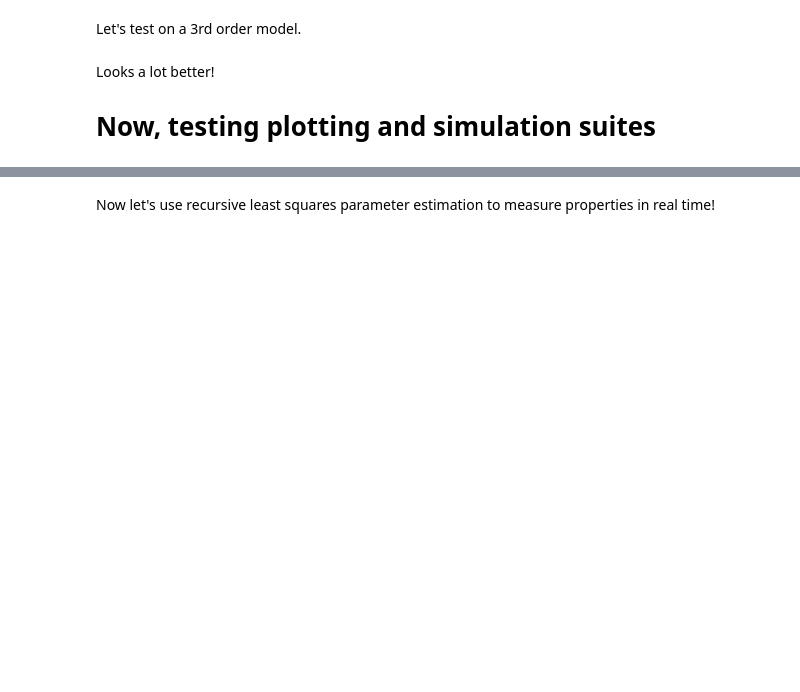
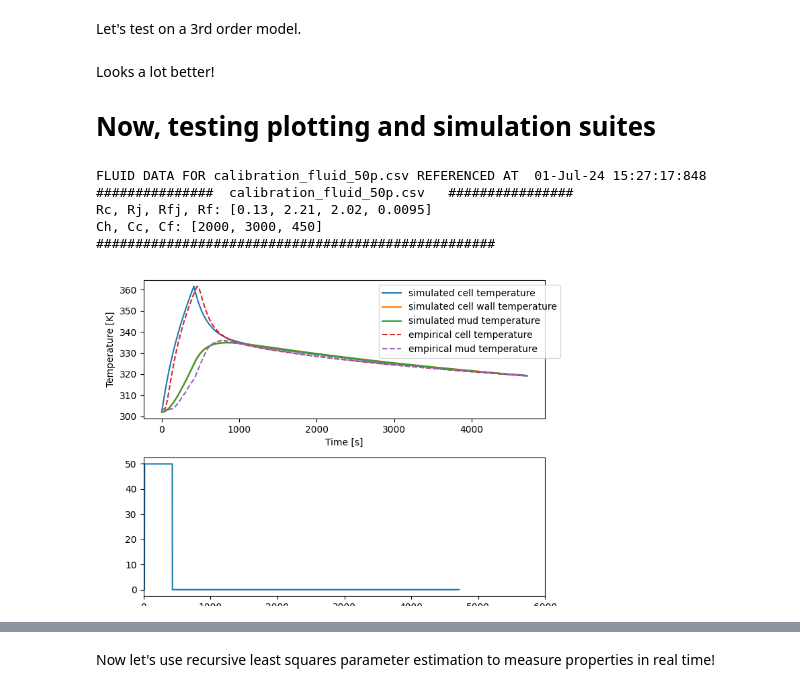
Before and after one commit to qiaomein/DRU_thermal_estimator, a Jupyter notebook: playground.ipynb, the cells around one changed output, grey strips where cells are left out. Drawn from its saved outputs; the diff is of its cells as text; code cells hidden in the pictures; blank space fills up the shorter version.

```diff
--- a/playground.ipynb
+++ b/playground.ipynb
@@ -126,34 +103,41 @@ Looks a lot better!
 
 from dru_thermal_model import *
 from data_visualizer import *
 
 # read in test data
 for filename in ["calibration_fluid_50p.csv"]:
 
     step_power = float(filename.split('p')[-2].split('_')[-1])/100
     my_fluid = MysteriousMud(filename)
     try:
         my_fluid.importRawData(filename, heaterHeader=True)
     except FileNotFoundError:
         print(f"{filename} file not found!")
         continue
 
     except:
         raise
 
     model = ThermalModel(my_fluid)
 
     # self.thermal_resistances = [Rc, Rj,Rfj,Rf]
     # self.thermal_capacitances = [Ch, Cc, Cf]
 
-    model.thermal_resistances = [.14, 2.210, 2.02, .0095] # Rf
+    model.thermal_resistances = [.13, 2.210, 2.02, .0095] # Rf
     model.thermal_capacitances = [2000, 3000, 450]
     model.Tambient = 302
 
     x0 = np.array([1,1,1]) * model.Tambient
     temp_cell, temp_mud = model.stepResponse(x0, powerPercentage = step_power)
     model.plot()
     plt.xlim([0,6000])
+# %% [output]
+FLUID DATA FOR calibration_fluid_50p.csv REFERENCED AT  01-Jul-24 15:27:17:848
+###############  calibration_fluid_50p.csv   ################
+Rc, Rj, Rfj, Rf: [0.13, 2.21, 2.02, 0.0095]
+Ch, Cc, Cf: [2000, 3000, 450]
+###################################################
+[figure, added]
 # %%
 %matplotlib widget
 
```
Also changed, not shown: parts of 14 cells of this notebook, 3 other files.
